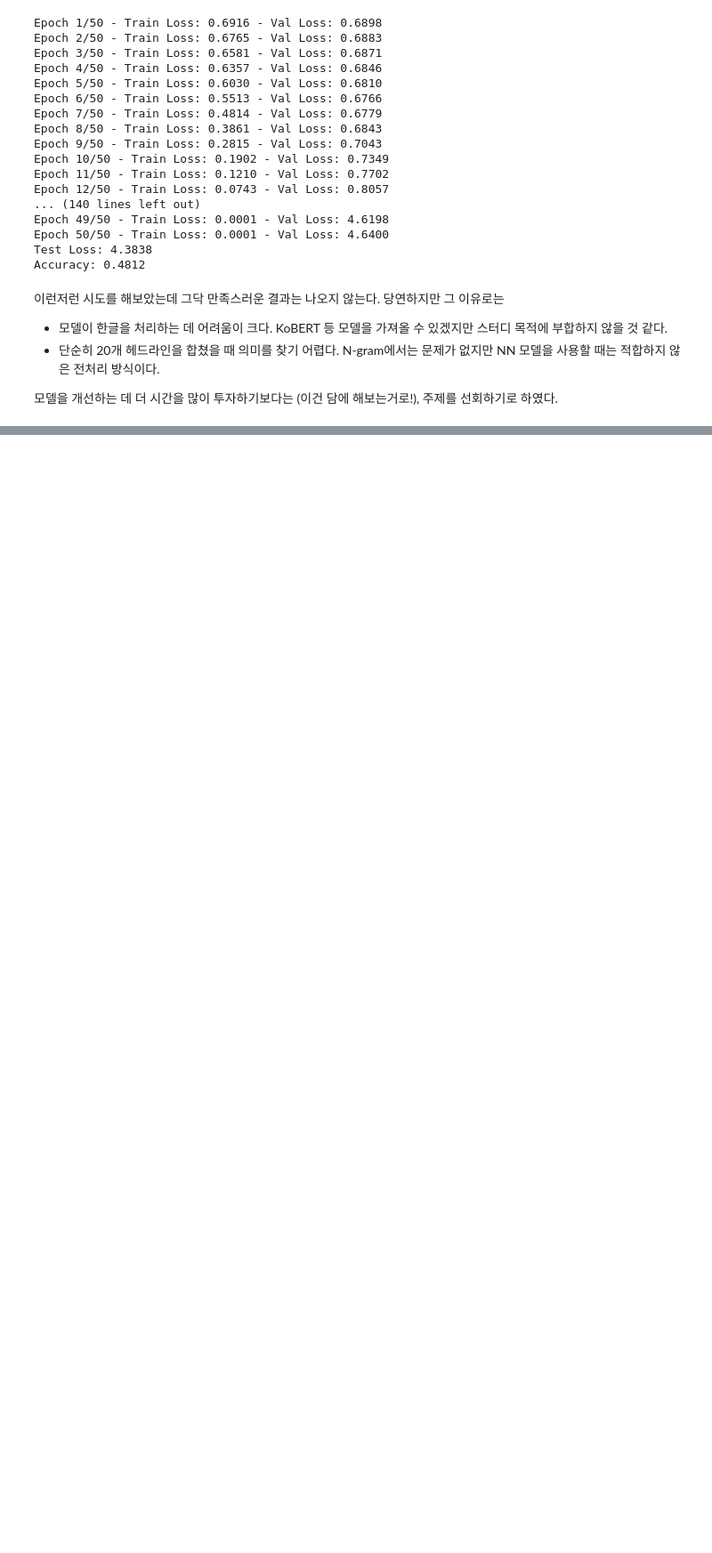
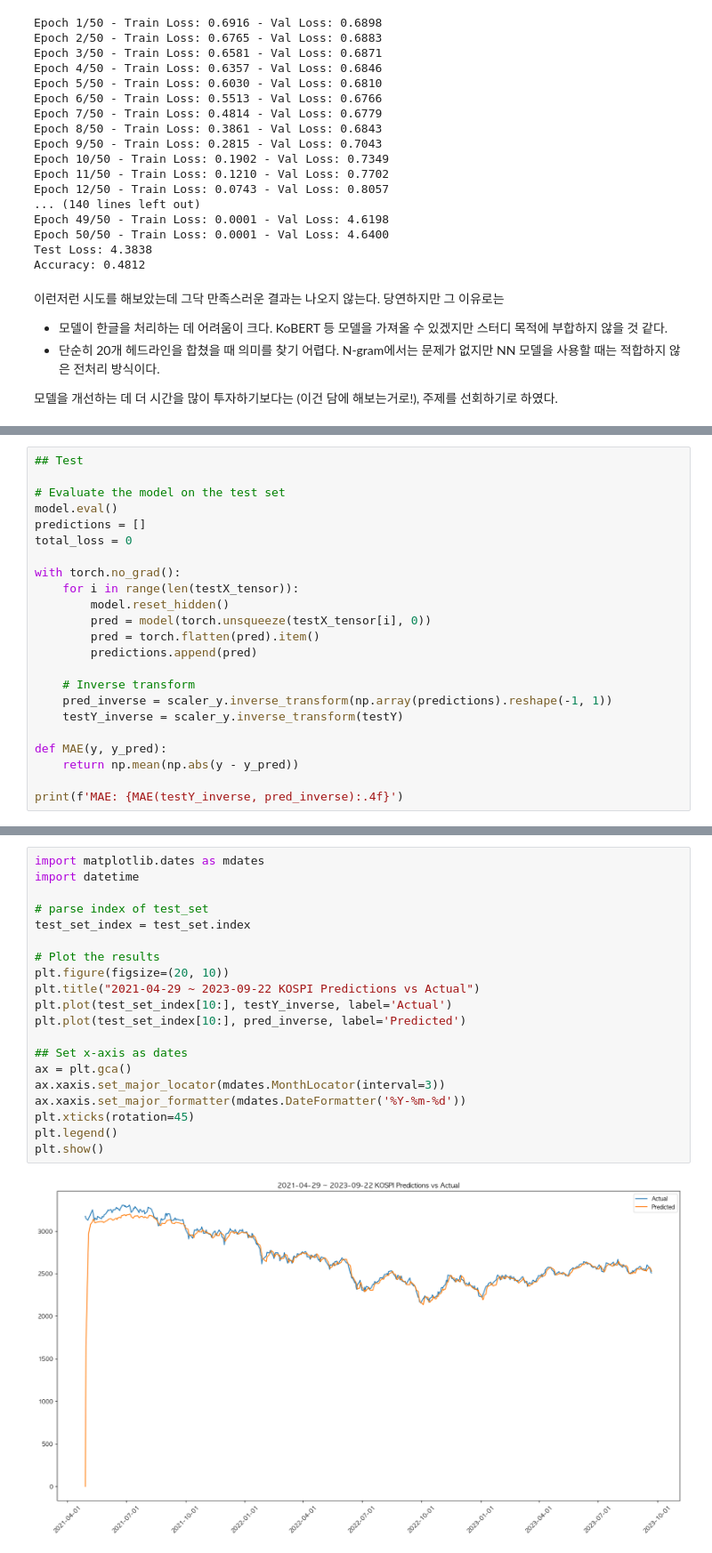
Before and after one commit to kunheekimkr/MO4E-DevKor, a Jupyter notebook: week1/test.ipynb, the cells around one changed output, grey strips where cells are left out. Shown at 89% size. Saved outputs shown, nothing was run; the diff lists cells and outputs as text; blank space fills up the shorter version.

Commit message:
feat: LTSM KOSPI Prediction on 10-day data

```diff
--- a/week1/test.ipynb
+++ b/week1/test.ipynb
@@ -574,0 +759,23 @@ Accuracy: 0.4812
+# %%
+## Test
+
+# Evaluate the model on the test set
+model.eval()
+predictions = []
+total_loss = 0
+
+with torch.no_grad():
+    for i in range(len(testX_tensor)):
+        model.reset_hidden()
+        pred = model(torch.unsqueeze(testX_tensor[i], 0))
+        pred = torch.flatten(pred).item()
+        predictions.append(pred)
+
+    # Inverse transform
+    pred_inverse = scaler_y.inverse_transform(np.array(predictions).reshape(-1, 1))
+    testY_inverse = scaler_y.inverse_transform(testY)
+
+def MAE(y, y_pred):
+    return np.mean(np.abs(y - y_pred))
+
+print(f'MAE: {MAE(testY_inverse, pred_inverse):.4f}')
@@ -574,0 +784,22 @@ Accuracy: 0.4812
+# %%
+import matplotlib.dates as mdates
+import datetime
+
+# parse index of test_set
+test_set_index = test_set.index
+
+# Plot the results
+plt.figure(figsize=(20, 10))
+plt.title("2021-04-29 ~ 2023-09-22 KOSPI Predictions vs Actual")
+plt.plot(test_set_index[10:], testY_inverse, label='Actual')
+plt.plot(test_set_index[10:], pred_inverse, label='Predicted')
+
+## Set x-axis as dates
+ax = plt.gca()
+ax.xaxis.set_major_locator(mdates.MonthLocator(interval=3))
+ax.xaxis.set_major_formatter(mdates.DateFormatter('%Y-%m-%d'))
+plt.xticks(rotation=45)
+plt.legend()
+plt.show()
+# %% [output]
+[figure, added]
```
Also changed, not shown: parts of 15 cells of this notebook, 1 other file.
